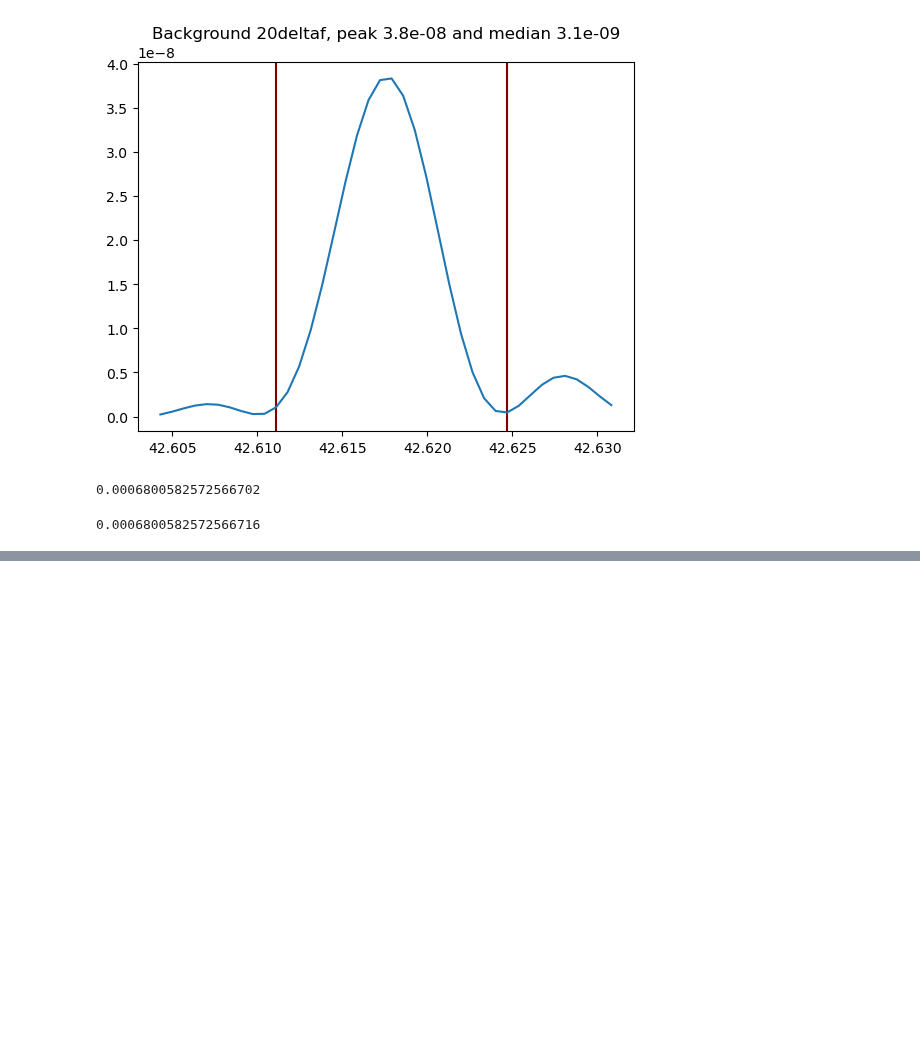
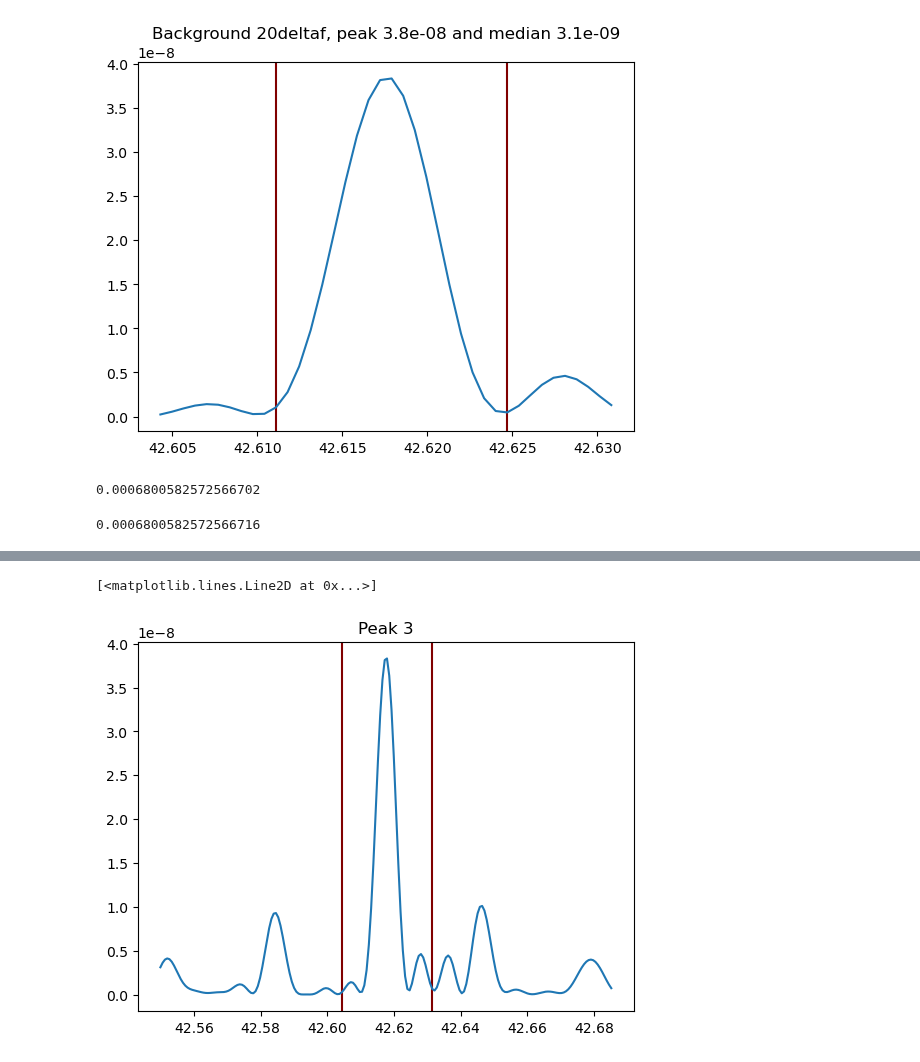
Before and after one commit to Hoggnation/cataloging_coherent_oscillators, a Jupyter notebook: threshold_function.ipynb, the cells around one changed output, grey strips where cells are left out. Saved outputs shown, nothing was run; the diff lists cells and outputs as text; code cells hidden in the pictures; blank space fills up the shorter version.

```diff
--- a/threshold_function.ipynb
+++ b/threshold_function.ipynb
@@ -193,0 +216,8 @@ freq_values[100]-freq_values[99]
+# %%
+plt.title("Peak 3")
+plt.axvline(x = freq_values[62667-20], color = 'maroon')
+plt.axvline(x = freq_values[62667+20], color = 'maroon')
+plt.plot(freq_values[62667-100:62667+100], power_values[62667-100:62667+100])
+# %% [output]
+[<matplotlib.lines.Line2D at 0x...>]
+[figure, added]
```
Also changed, not shown: parts of 11 cells of this notebook, 1 other file.
